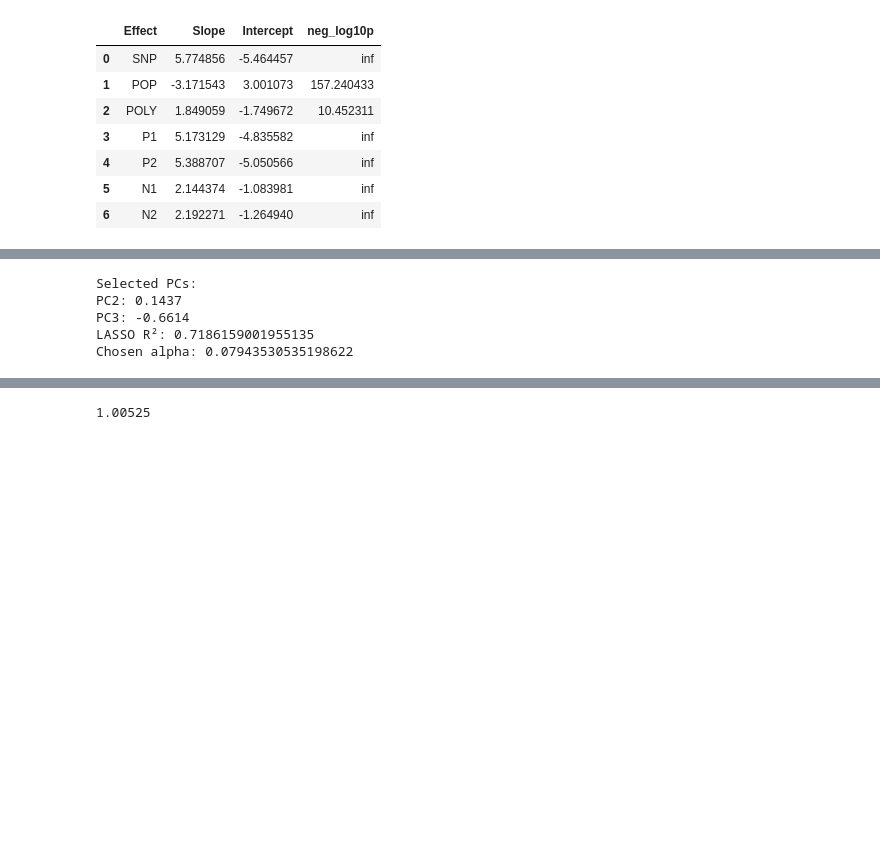
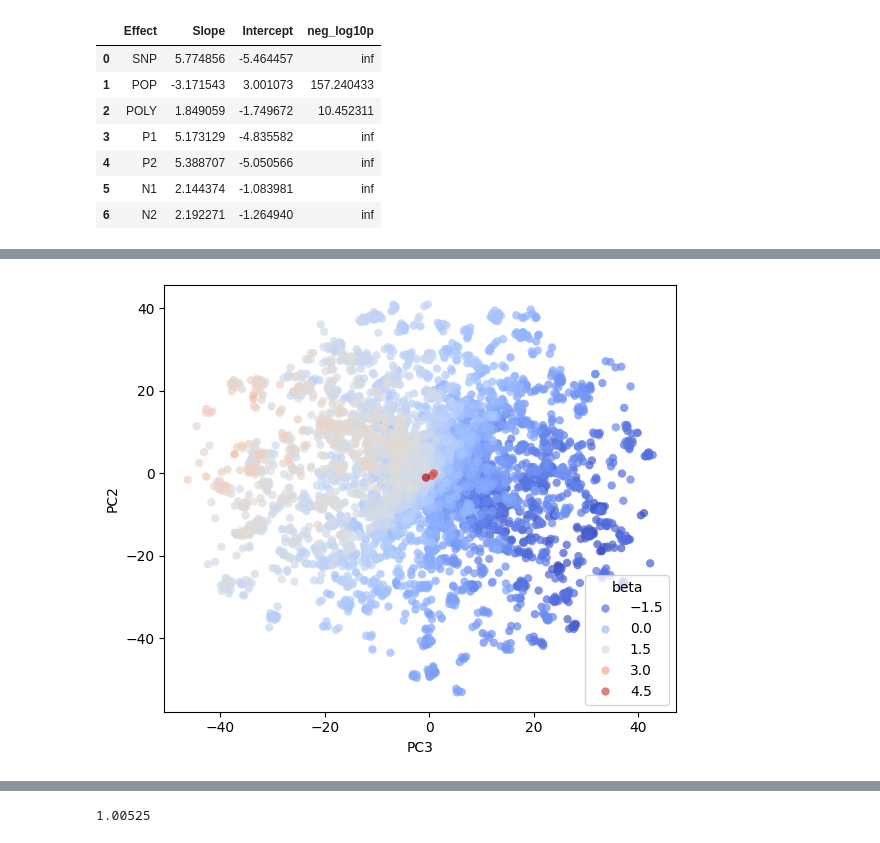
Before and after one commit to mat2m10/chasm, a Jupyter notebook: notebooks/coalescence_simulation_notebooks/proof_of_concept.ipynb, the cells around one changed output, grey strips where cells are left out. Saved outputs shown, nothing was run; the diff lists cells and outputs as text; code cells hidden in the pictures; blank space fills up the shorter version.

```diff
--- a/notebooks/coalescence_simulation_notebooks/proof_of_concept.ipynb
+++ b/notebooks/coalescence_simulation_notebooks/proof_of_concept.ipynb
@@ -390,37 +98,32 @@ Notes:
-# %%
-from sklearn.linear_model import LassoCV
-from sklearn.preprocessing import StandardScaler
-import numpy as np
-
-# predictors (PCs only)
-X = pc_beta[[f"PC{i}" for i in range(1, 21)]].values
-y = pc_beta["beta"].values
-
-# standardize PCs for LASSO
-X_std = StandardScaler().fit_transform(X)
-
-lasso = LassoCV(
-    cv=5,
-    n_alphas=100,
-    random_state=0,
-    max_iter=5000
-)
-
-lasso.fit(X_std, y)
-
-# extract selected PCs
-coef = lasso.coef_
-selected = [(f"PC{i+1}", c) for i, c in enumerate(coef) if abs(c) > 1e-6]
-
-print("Selected PCs:")
-for pc, c in selected:
-    print(f"{pc}: {c:.4f}")
-
-print("LASSO R²:", lasso.score(X_std, y))
-print("Chosen alpha:", lasso.alpha_)
-# %% [output]
-Selected PCs:
-PC2: 0.1437
-PC3: -0.6614
-LASSO R²: 0.7186159001955135
-Chosen alpha: 0.07943530535198622
+# %%
+snps_pcs = get_n_pcs(geno.T, 50)
+# %%
+most_explainable_pcs = gwas_linregress(snps_pcs, gwas["beta"])
+most_explainable_pcs = most_explainable_pcs.sort_values(by="neglog10p", ascending=False)
+# %%
+top_2_pcs = list(most_explainable_pcs.head(2)['snp'])
+# %%
+top_pcs = snps_pcs[top_2_pcs]
+top_pcs = top_pcs.join(
+    gwas.set_index("snp")["beta"]
+)
+top_pcs = top_pcs.sort_values(by="beta", ascending=True)
+# %%
+import seaborn as sns
+import matplotlib.pyplot as plt
+
+plt.figure(figsize=(6, 5))
+sns.scatterplot(
+    data=top_pcs,
+    x=top_2_pcs[0],
+    y=top_2_pcs[1],
+    hue="beta",
+    palette="coolwarm",
+    linewidth=0,
+    alpha=0.7
+)
+
+plt.tight_layout()
+plt.show()
+# %% [output]
+[figure, added]
```
Also changed, not shown: parts of 23 cells of this notebook, 1 other file.
